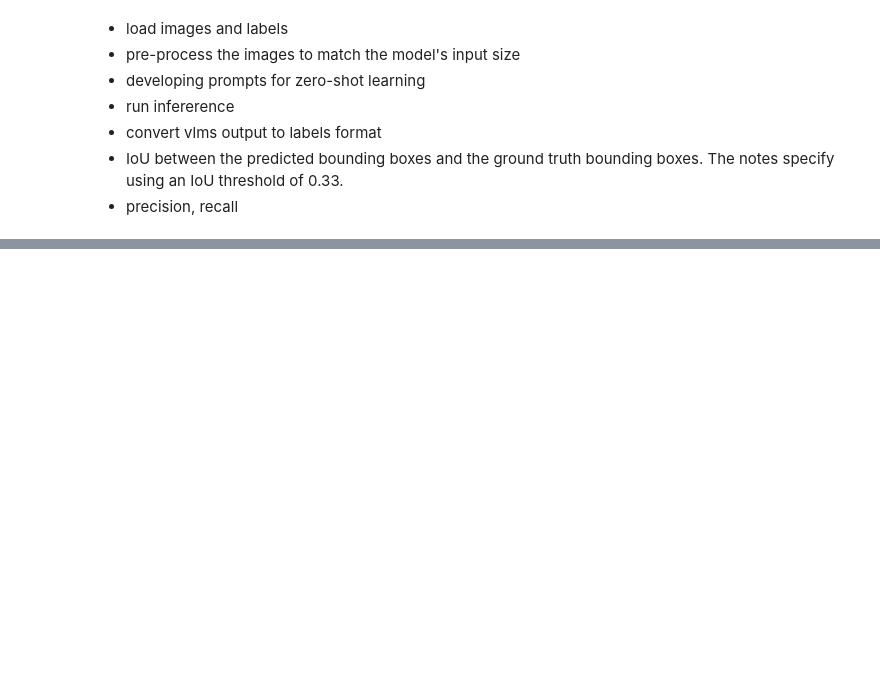
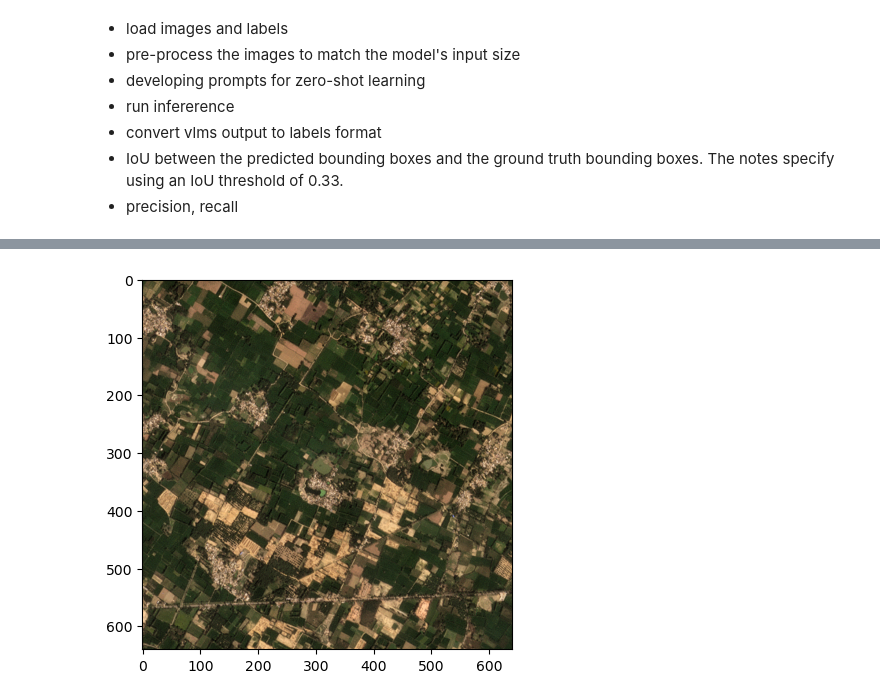
Before and after one commit to devansh-lodha/vlm-domain-adapt-kilns, a Jupyter notebook: qwen_lucknow_airshed.ipynb, the cells around one changed output, grey strips where cells are left out. Saved outputs shown, nothing was run; the diff lists cells and outputs as text; code cells hidden in the pictures; blank space fills up the shorter version.

Commit message:
explore rasterio

```diff
--- a/qwen_lucknow_airshed.ipynb
+++ b/qwen_lucknow_airshed.ipynb
@@ -119,0 +17,7 @@ if __name__ == "__main__":
+# %%
+with rasterio.open("data/lucknow_airshed/images/8982881_3146145.tif") as src:
+    image = torch.tensor(src.read())
+    # plot the image
+    plt.imshow(image.permute(1, 2, 0))
+# %% [output]
+[figure, added]
```
Also changed, not shown: parts of 3 cells of this notebook, 1 other file.
